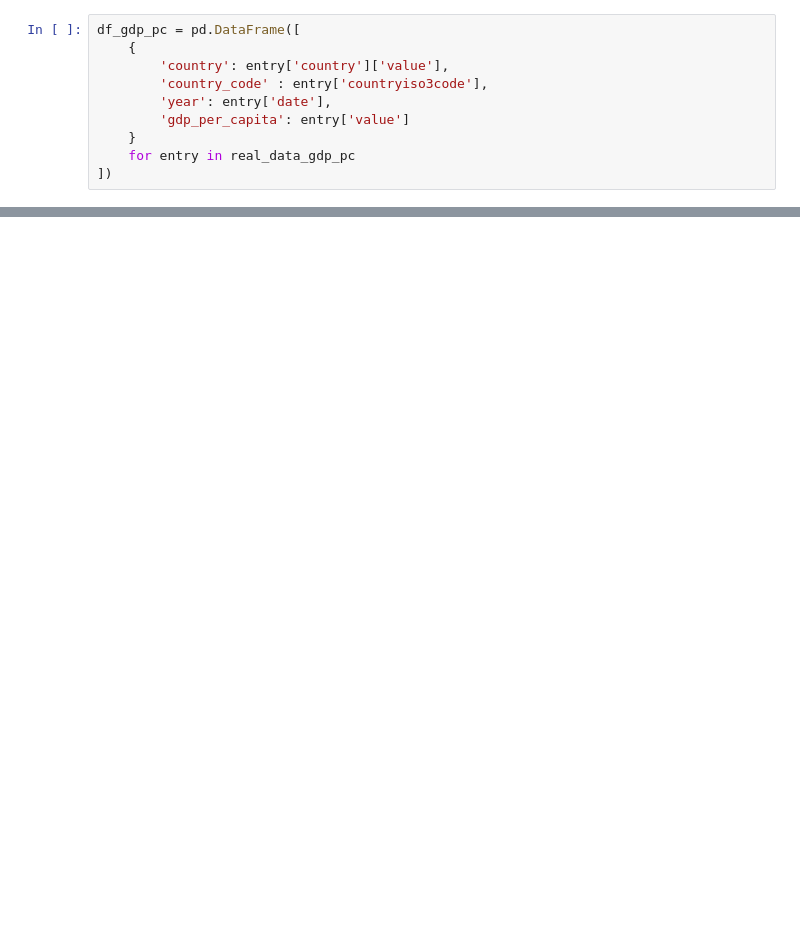
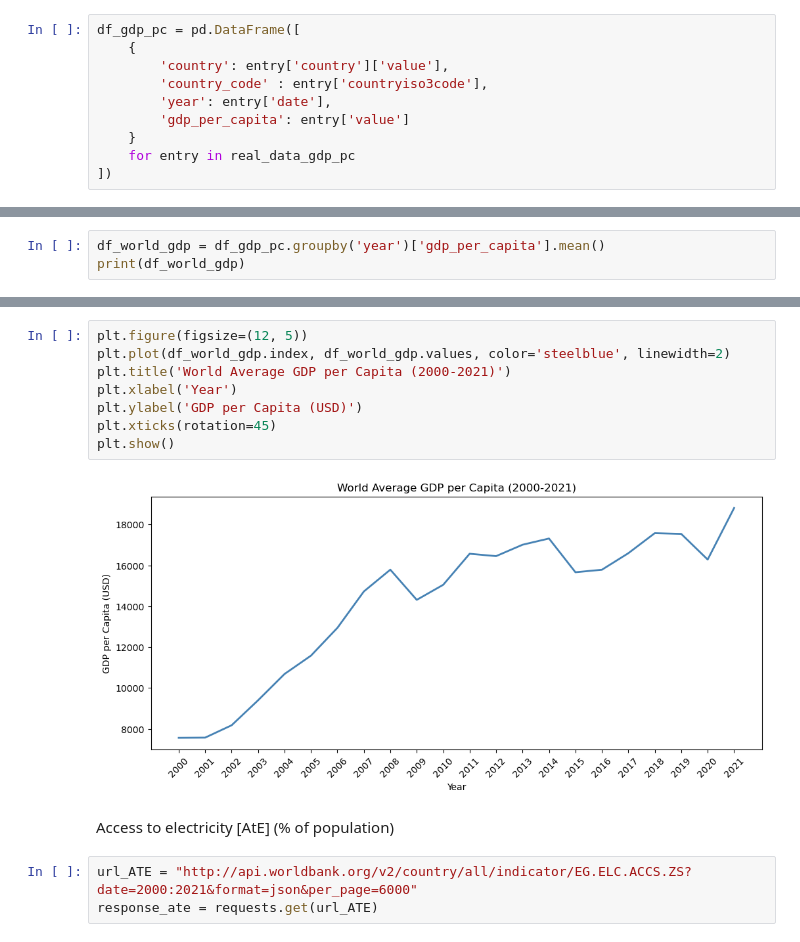
Before and after one commit to Tp12menon/Financial_Inclusion, a Jupyter notebook: financial_inclusion_analysis.ipynb, the cells around one changed output, grey strips where cells are left out. Saved outputs shown, nothing was run; the diff lists cells and outputs as text; blank space fills up the shorter version.

Commit message:
API for Access to electricity

```diff
--- a/financial_inclusion_analysis.ipynb
+++ b/financial_inclusion_analysis.ipynb
@@ -203,0 +243,3 @@ plt.show()
+# %%
+df_world_gdp = df_gdp_pc.groupby('year')['gdp_per_capita'].mean()
+print(df_world_gdp)
@@ -203,0 +264,15 @@ plt.show()
+# %%
+plt.figure(figsize=(12, 5))
+plt.plot(df_world_gdp.index, df_world_gdp.values, color='steelblue', linewidth=2)
+plt.title('World Average GDP per Capita (2000-2021)')
+plt.xlabel('Year')
+plt.ylabel('GDP per Capita (USD)')
+plt.xticks(rotation=45)
+plt.show()
+# %% [output]
+[figure, added]
+# %% [markdown]
+Access to electricity [AtE] (% of population)
+# %%
+url_ATE = "http://api.worldbank.org/v2/country/all/indicator/EG.ELC.ACCS.ZS?date=2000:2021&format=json&per_page=6000"
+response_ate = requests.get(url_ATE)
```
Also changed, not shown: parts of 13 cells of this notebook.
